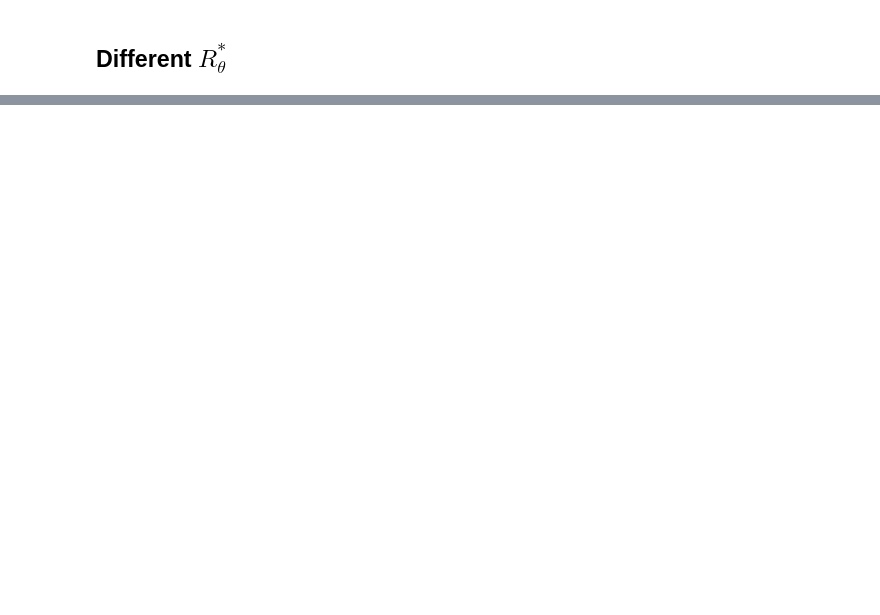
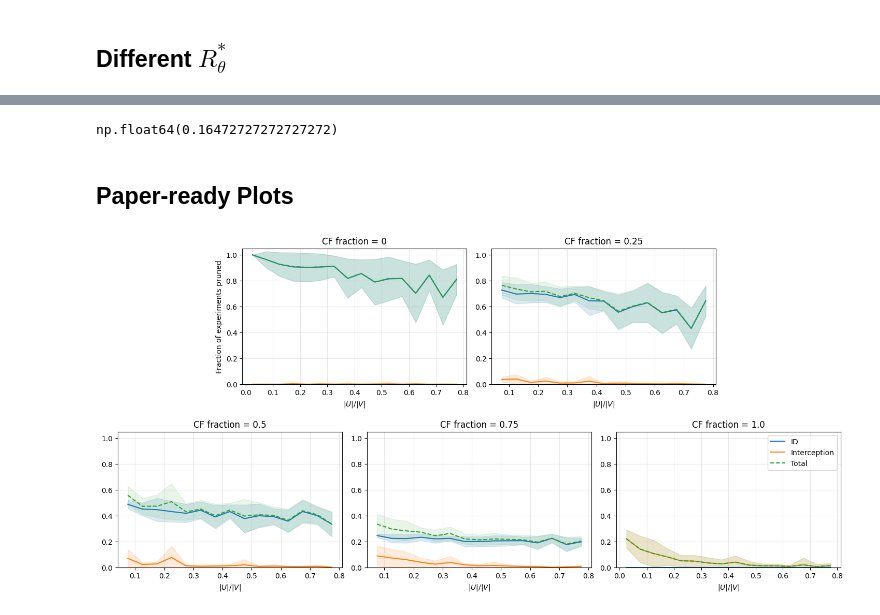
Before and after one commit to tmaringgele/optimal-experiments-for-partial-ID, a Jupyter notebook: evaluation.ipynb, the cells around one changed output, grey strips where cells are left out. Drawn from its saved outputs; the diff is of its cells as text; code cells hidden in the pictures; blank space fills up the shorter version.

```diff
--- a/evaluation.ipynb
+++ b/evaluation.ipynb
@@ -326,0 +374,71 @@ plt.show()
+# %%
+# 1. Breakdown by graph size category
+df['graph_size'] = pd.cut(df['n_vars'], bins=[0, 10, 30, 100],
+                          labels=['small', 'medium', 'large'])
+df.groupby('graph_size')[['fraction_pruned', 'id_pruned', 'blocked_pruned']].mean()
+
+# 2. The conditional blocking rate vs R*_theta
+df['non_id_experiments'] = df['n_experiments'] - df['id_pruned']
+df['blocked_rate_given_non_id'] = df['blocked_pruned'] / df['non_id_experiments']
+df['r_theta_star_ratio'] = df['n_R_theta_star'] / df['n_vars']
+
+# 3. Total pruning rate by graph (which graphs benefit most?)
+df.groupby('graph')['fraction_pruned'].describe()
+
+# 4. How often is blocking the *only* mechanism that prunes?
+df['only_blocking_useful'] = (df['id_pruned'] == 0) & (df['blocked_pruned'] > 0)
+df['only_blocking_useful'].mean()
+# %% [output]
+np.float64(0.16472727272727272)
+# %% [markdown]
+## Paper-ready Plots
+# %%
+fig = plt.figure(figsize=(18, 8))
+gs = fig.add_gridspec(2, 6, hspace=0.35, wspace=0.25)
+
+# Centered layout: 2 plots on top row, 3 on bottom row
+ax0 = fig.add_subplot(gs[0, 1:3])  # top-left (centered)
+ax1 = fig.add_subplot(gs[0, 3:5], sharey=ax0)  # top-right (centered)
+ax2 = fig.add_subplot(gs[1, 0:2], sharey=ax0)  # bottom-left
+ax3 = fig.add_subplot(gs[1, 2:4], sharey=ax0)  # bottom-middle
+ax4 = fig.add_subplot(gs[1, 4:6], sharey=ax0)  # bottom-right
+axes = [ax0, ax1, ax2, ax3, ax4]
+
+for ax, cf in zip(axes, CF_fractions):
+    sub = df[df["fraction_cf"].between(cf - 0.01, cf + 0.01)].copy()
+    sub["uv_bin"] = pd.cut(sub["u_v_ratio"], bins=np.linspace(0, 0.8, 17))
+    sub["uv_mid"] = sub["uv_bin"].apply(lambda x: x.mid if pd.notna(x) else np.nan)
+    sub["fraction_id"] = sub["id_pruned"] / sub["n_experiments"]
+    sub["fraction_blocked"] = sub["blocked_pruned"] / sub["n_experiments"]
+    sub["fraction_total"] = sub["fraction_pruned"]
+
+    grouped = sub.groupby("uv_mid", as_index=False).agg(
+        id_mean=("fraction_id", "mean"), id_std=("fraction_id", "std"),
+        bl_mean=("fraction_blocked", "mean"), bl_std=("fraction_blocked", "std"),
+        tot_mean=("fraction_total", "mean"), tot_std=("fraction_total", "std"),
+        count=("fraction_id", "count"),
+    ).dropna()
+
+    x = grouped["uv_mid"]
+    ax.plot(x, grouped["id_mean"], color="tab:blue", label="ID")
+    ax.fill_between(x, grouped["id_mean"] - grouped["id_std"],
+                    grouped["id_mean"] + grouped["id_std"], alpha=0.15, color="tab:blue")
+    ax.plot(x, grouped["bl_mean"], color="tab:orange", label="Interception")
+    ax.fill_between(x, grouped["bl_mean"] - grouped["bl_std"],
+                    grouped["bl_mean"] + grouped["bl_std"], alpha=0.15, color="tab:orange")
+    ax.plot(x, grouped["tot_mean"], color="tab:green", linestyle="--", label="Total")
+    ax.fill_between(x, grouped["tot_mean"] - grouped["tot_std"],
+                    grouped["tot_mean"] + grouped["tot_std"], alpha=0.1, color="tab:green")
+
+    ax.set_title(f"CF fraction = {cf}")
+    ax.set_xlabel(r"$|U|/|V|$")
+    ax.set_ylim(0, 1.05)
+    ax.grid(alpha=0.3)
+
+axes[0].set_ylabel("Fraction of experiments pruned")
+axes[-1].legend(loc="upper right")
+
+plt.savefig("algorithm_evaluation/results/fig_cf_fraction_lines.png", dpi=500, bbox_inches="tight")
+plt.show()
+# %% [output]
+[figure, added]
```
Also changed, not shown: parts of 14 cells of this notebook, 4 other files.
